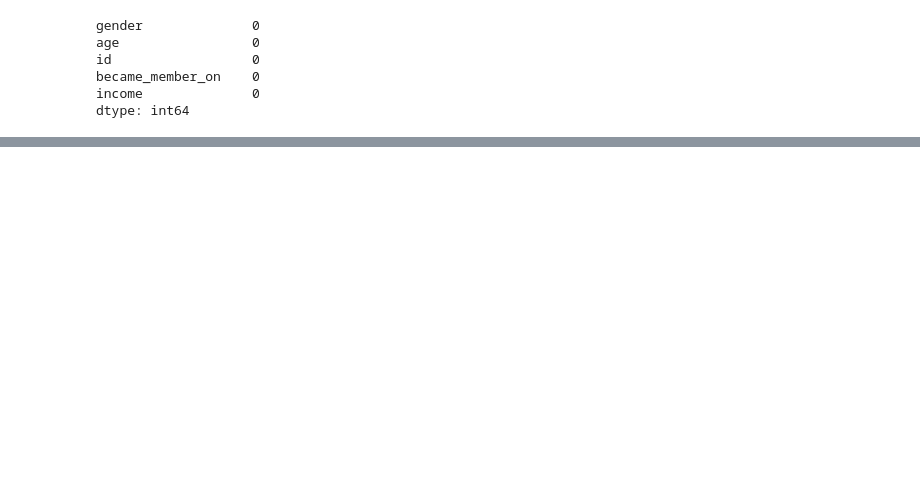
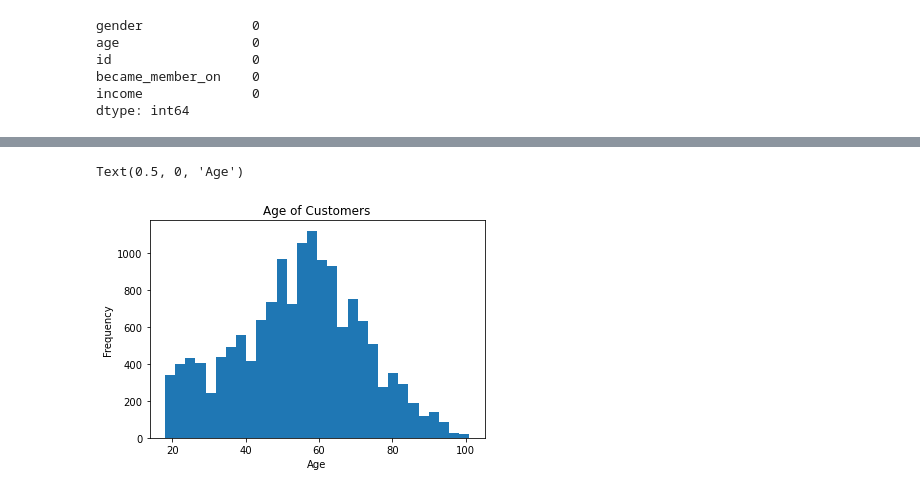
Before and after one commit to wintor214/Udacity-Data-Scientist-Capstone-Project-Starbucks, a Jupyter notebook: Starbucks_Capstone_notebook.ipynb, the cells around one changed output, grey strips where cells are left out. Saved outputs shown, nothing was run; the diff lists cells and outputs as text; code cells hidden in the pictures; blank space fills up the shorter version.

```diff
--- a/Starbucks_Capstone_notebook.ipynb
+++ b/Starbucks_Capstone_notebook.ipynb
@@ -248,0 +252,6 @@ array(['offer completed', 'offer received', 'offer viewed', 'transaction'],
+# %%
+#Breakdown of customers by age
+profile_new['age'].plot(kind='hist', bins=30, title='Age of Customers').set_xlabel("Age")
+# %% [output]
+Text(0.5, 0, 'Age')
+[figure, added]
```
Also changed, not shown: parts of 39 cells of this notebook.
